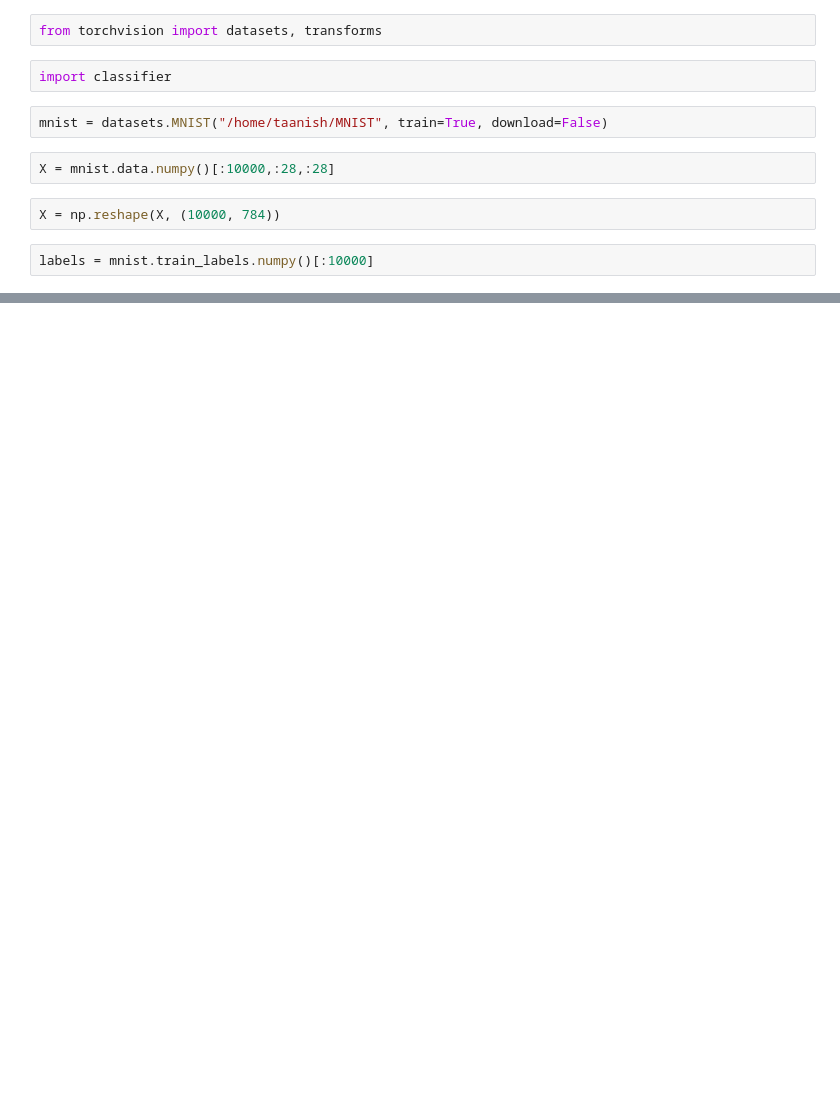
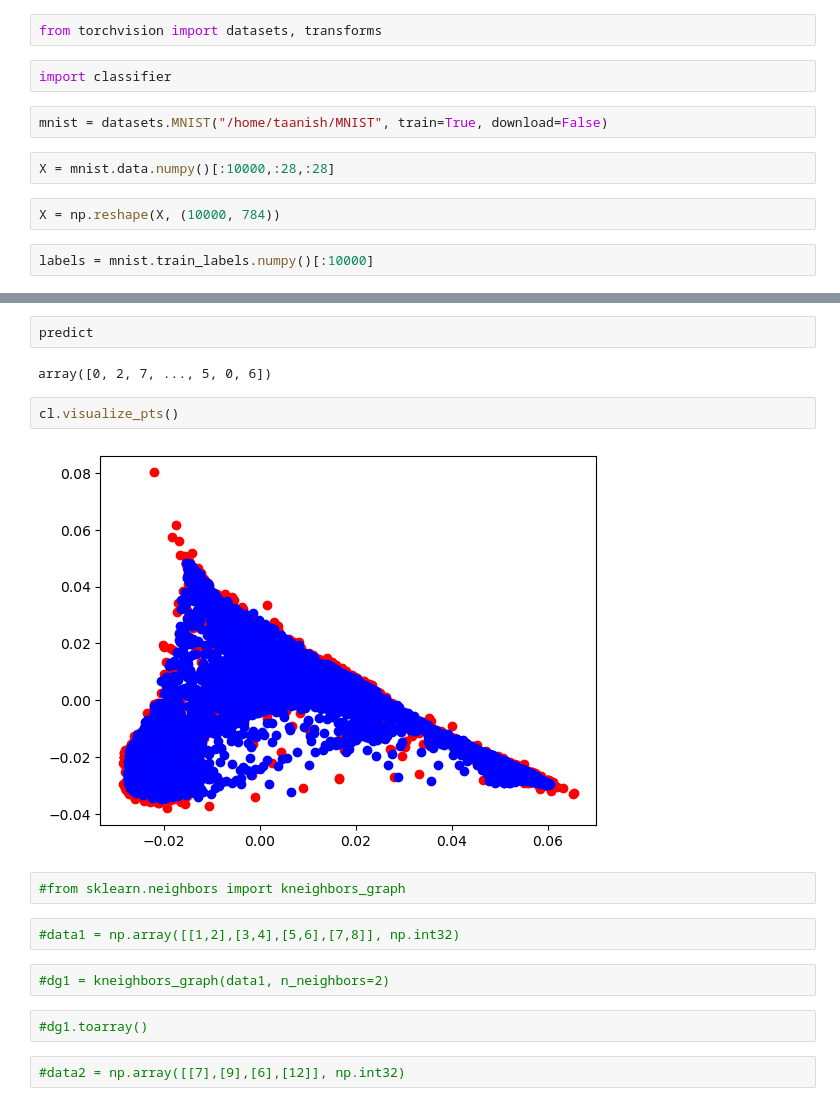
Before and after one commit to taanishr/trainer_library, a Jupyter notebook: trainer library.ipynb, the cells around one changed output, grey strips where cells are left out. Saved outputs shown, nothing was run; the diff lists cells and outputs as text; blank space fills up the shorter version.

```diff
--- a/trainer library.ipynb
+++ b/trainer library.ipynb
@@ -63,0 +89,18 @@ score
+# %%
+predict
+# %% [output]
+array([0, 2, 7, ..., 5, 0, 6])
+# %%
+cl.visualize_pts()
+# %% [output]
+[figure, added]
+# %%
+#from sklearn.neighbors import kneighbors_graph
+# %%
+#data1 = np.array([[1,2],[3,4],[5,6],[7,8]], np.int32)
+# %%
+#dg1 = kneighbors_graph(data1, n_neighbors=2)
+# %%
+#dg1.toarray()
+# %%
+#data2 = np.array([[7],[9],[6],[12]], np.int32)
```
Also changed, not shown: parts of 26 cells of this notebook, 5 other files.
